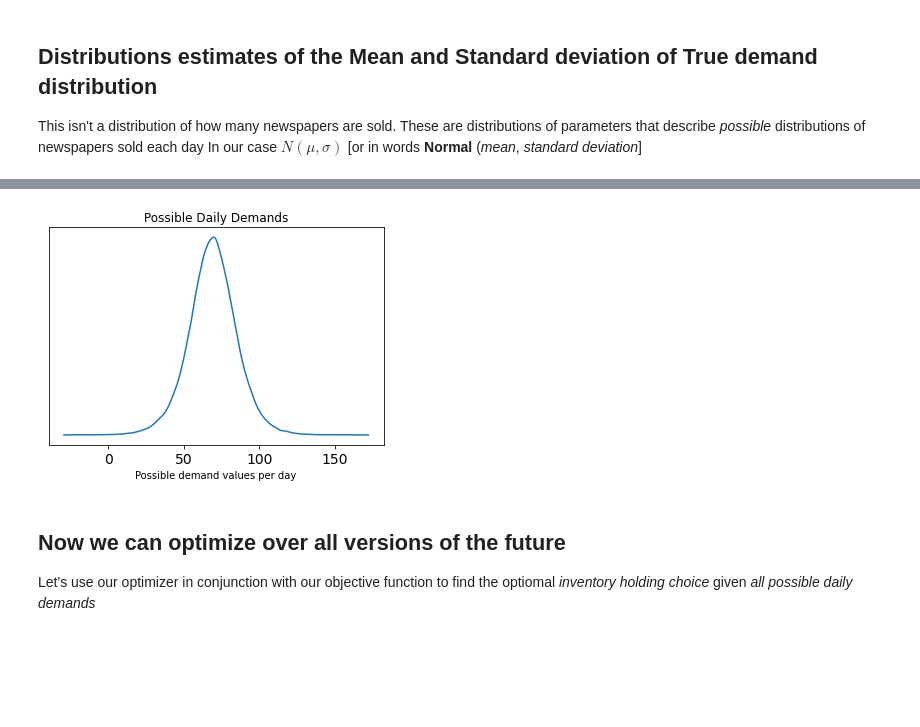
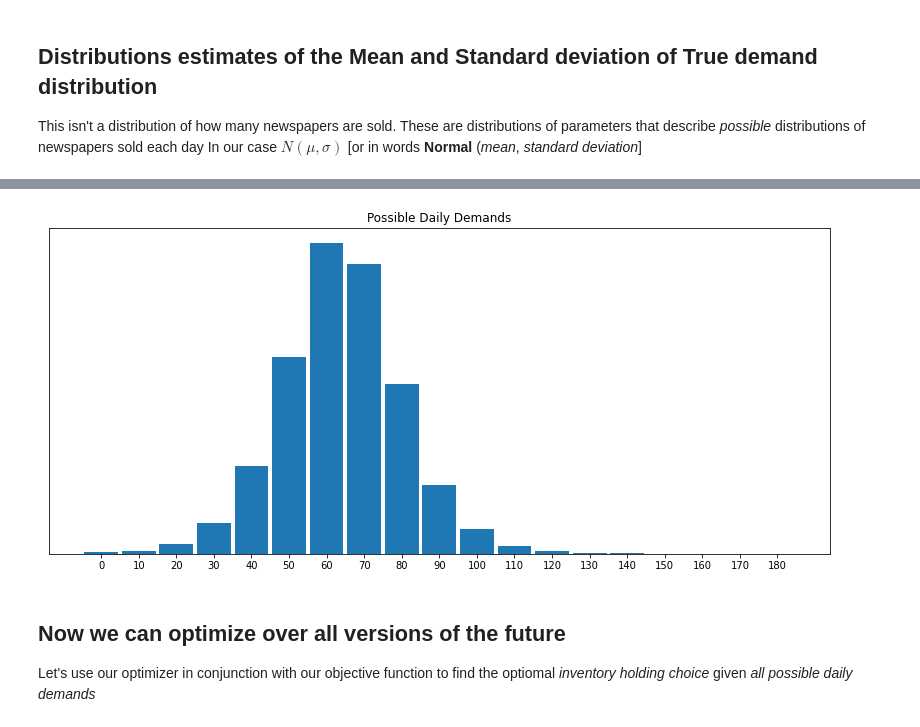
Before and after one commit to canyon289/PyDataGlobal_2020, a Jupyter notebook: PyDataGlobal_Ravin.ipynb, the cells around one changed output, grey strips where cells are left out. Drawn from its saved outputs; the diff is of its cells as text; code cells hidden in the pictures; blank space fills up the shorter version.

```diff
--- a/PyDataGlobal_Ravin.ipynb
+++ b/PyDataGlobal_Ravin.ipynb
@@ -361,11 +399,12 @@ Bayesian statistics treats the data as fixed, but the parameters as random. Let'
 # %%
 import pymc3 as pm
+import arviz as az
 with pm.Model() as newsvendor:
 
     # These are our priors that are set through "experience". Well get back to this
     sd = pm.HalfStudentT("standard_deviation_of_newspaper_demand", sigma=10, nu=20)
     mu = pm.Normal("mean_of_newspaper_demand", demand_seen.mean(), 20)
-    demand = pm.Normal("demand", mu=mu, sd=sd, observed = demand_seen)
+    demand = pm.TruncatedNormal("demand", mu=mu, sd=sd, lower=0, observed = demand_seen)
 
     trace = pm.sample(tune=5000, draws=10000, chains=2)
     posterior_predictive = pm.sample_posterior_predictive(trace, progressbar=False)
@@ -396,11 +430,12 @@ az.plot_ppc(inf_data, num_pp_samples=5)
 # %%
-fig, ax = plt.subplots()
-az.plot_dist(posterior_predictive["demand"].flatten(), ax=ax)
+fig, ax = plt.subplots(figsize=(14, 6))
+bayesian_demand_estimates = inf_data.posterior_predictive["demand"].values.flatten()
+
+az.plot_dist(bayesian_demand_estimates, kind="hist", ax=ax)
 ax.set_title("Possible Daily Demands")
-ax.set_yticks([])
-ax.set_xlabel("Possible demand values per day");
+ax.set_yticks([]);
 # %% [output]
-[figure, old version]
+[figure, new version]
 # %% [markdown]
 ## Now we can optimize over all versions of the future
 Let's use our optimizer in conjunction with our objective function to find the optiomal *inventory holding choice* given *all possible daily demands*
```
Also changed, not shown: parts of 44 cells of this notebook, 3 other files.
